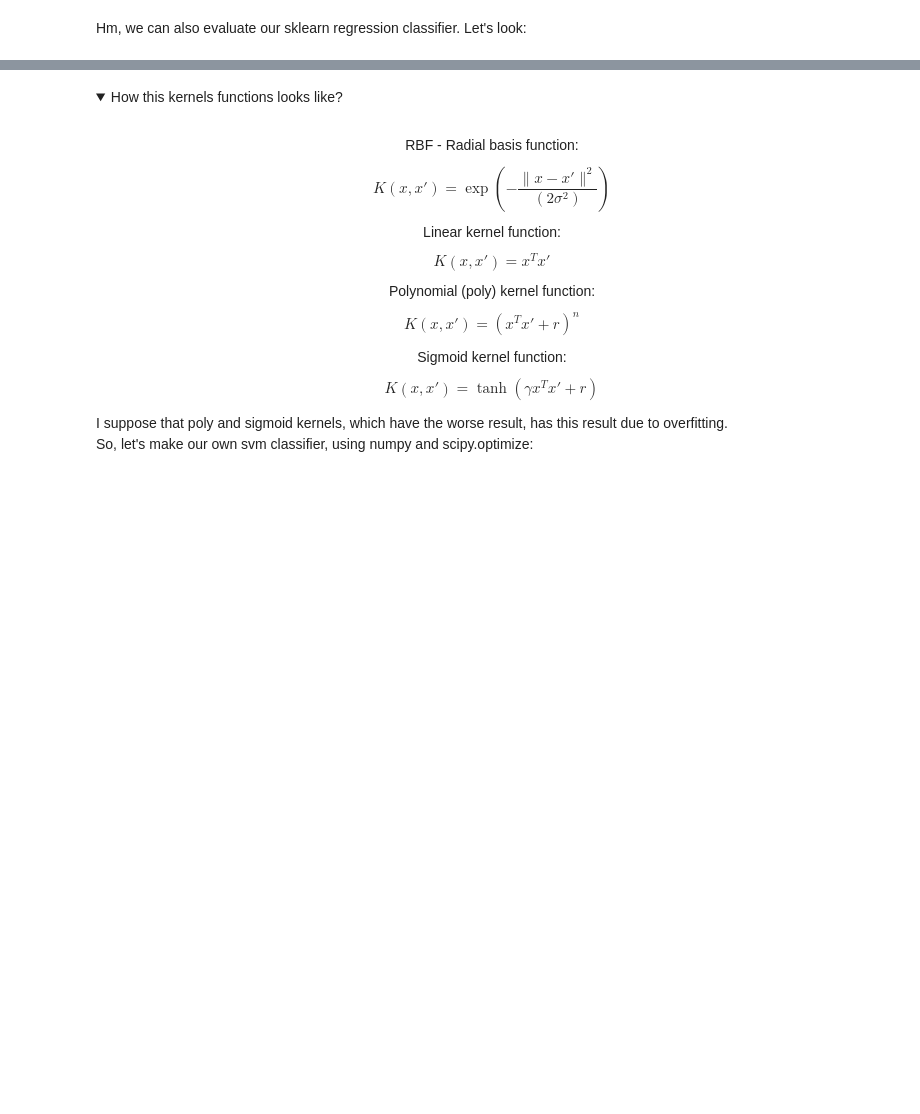
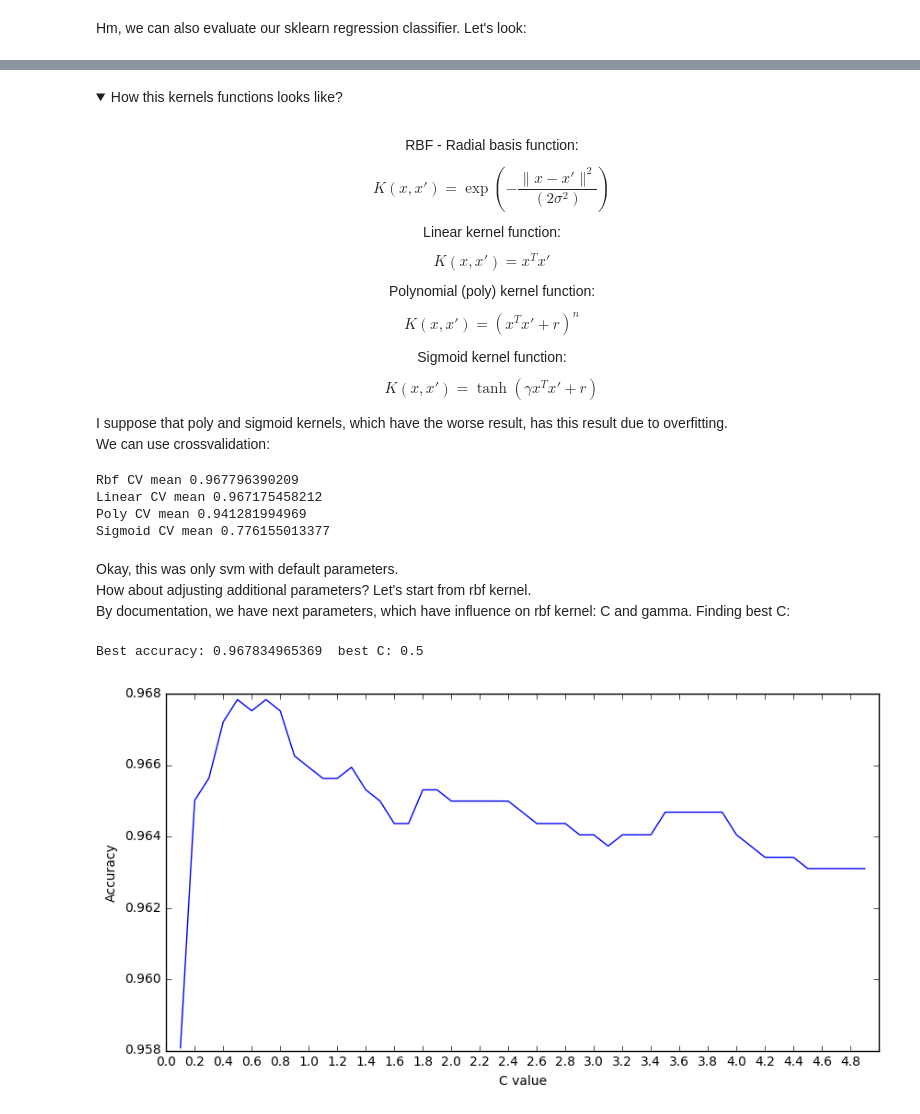
Before and after one commit to honcharov-danylo/DataRoot3, a Jupyter notebook: DataRoot3.ipynb, the cells around one changed output, grey strips where cells are left out. Cells and saved outputs as stored; diff of their text form; code cells hidden in the pictures; folded sections open; blank space fills up the shorter version.

```diff
--- a/DataRoot3.ipynb
+++ b/DataRoot3.ipynb
@@ -433,5 +522,57 @@ $$K(x,x')=(x^Tx'+r)^n$$
 <center>Sigmoid kernel function:</center>
 $$K(x,x')=\tanh(\gamma{x^Tx'+r})$$
 </details>
-I suppose that poly and sigmoid kernels, which have the worse result, has this result due to overfitting.
-<br> So, let's make our own svm classifier, using numpy and scipy.optimize:
+I suppose that poly and sigmoid kernels, which have the worse result, has this result due to overfitting. <br> We can use crossvalidation:
+# %%
+from sklearn.model_selection import cross_val_score
+
+svm_model = svm.SVC()
+scores=cross_val_score(svm_model,data_x,data_y,cv=5)
+print("Rbf CV mean",scores.mean())
+
+svm_model = svm.SVC(kernel="linear")
+scores=cross_val_score(svm_model,data_x,data_y,cv=5)
+print("Linear CV mean",scores.mean())
+
+
+svm_model = svm.SVC(kernel='poly')
+scores=cross_val_score(svm_model,data_x,data_y,cv=5)
+print("Poly CV mean",scores.mean())
+
+svm_model = svm.SVC(kernel="sigmoid")
+scores=cross_val_score(svm_model,data_x,data_y,cv=5)
+print("Sigmoid CV mean",scores.mean())
+# %% [output]
+Rbf CV mean 0.967796390209
+Linear CV mean 0.967175458212
+Poly CV mean 0.941281994969
+Sigmoid CV mean 0.776155013377
+# %% [markdown]
+Okay, this was only svm with default parameters.<br> How about adjusting additional parameters? Let's start from rbf kernel. <br> By documentation, we have next parameters, which have influence on rbf kernel: C and gamma. Finding best C:
+# %%
+from sklearn.model_selection import cross_val_score #importing cross-validation
+import matplotlib.pyplot as plt
+
+import numpy as np
+mean_results={}
+best_c=0
+best_accuracy=0.5 #some low accuracy
+for c in np.arange(0.1,5,0.1):
+    svm_model=svm.SVC(C=c)
+    scores=cross_val_score(svm_model,data_x,data_y,cv=10)
+    mean_results[c]=scores.mean()
+    if(best_accuracy<scores.mean()):
+        best_accuracy=scores.mean()
+        best_c=c
+print("Best accuracy:",best_accuracy," best C:",best_c)
+#print(mean_results)
+%matplotlib inline
+plt.figure(figsize=(10,5))
+plt.plot(list(mean_results.keys()),list(mean_results.values()))
+plt.xlabel("C value")
+plt.ylabel("Accuracy")
+plt.xticks(np.arange(0,5,0.2))
+print("") #cleaning mess
+# %% [output]
+Best accuracy: 0.967834965369  best C: 0.5
+[figure, added]
```
Also changed, not shown: parts of 21 cells of this notebook, 1 other file.
